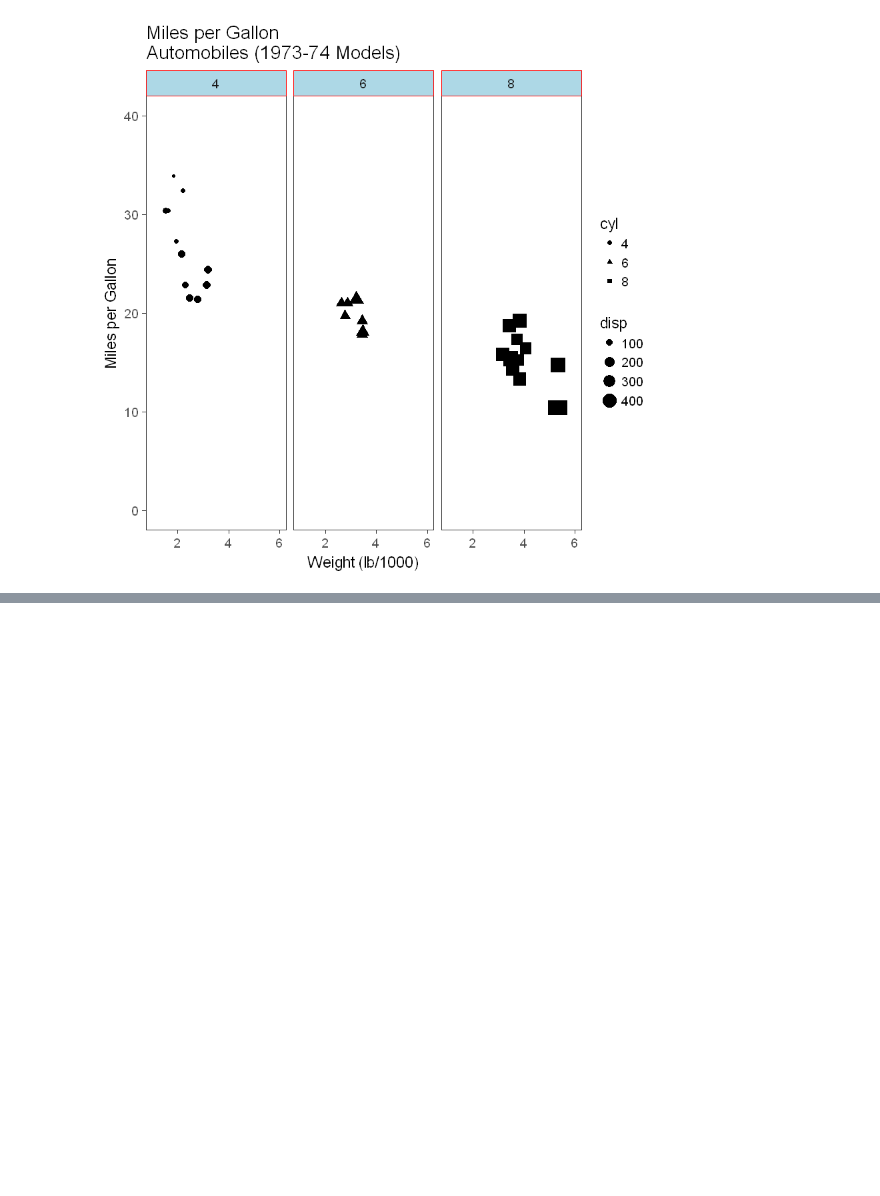
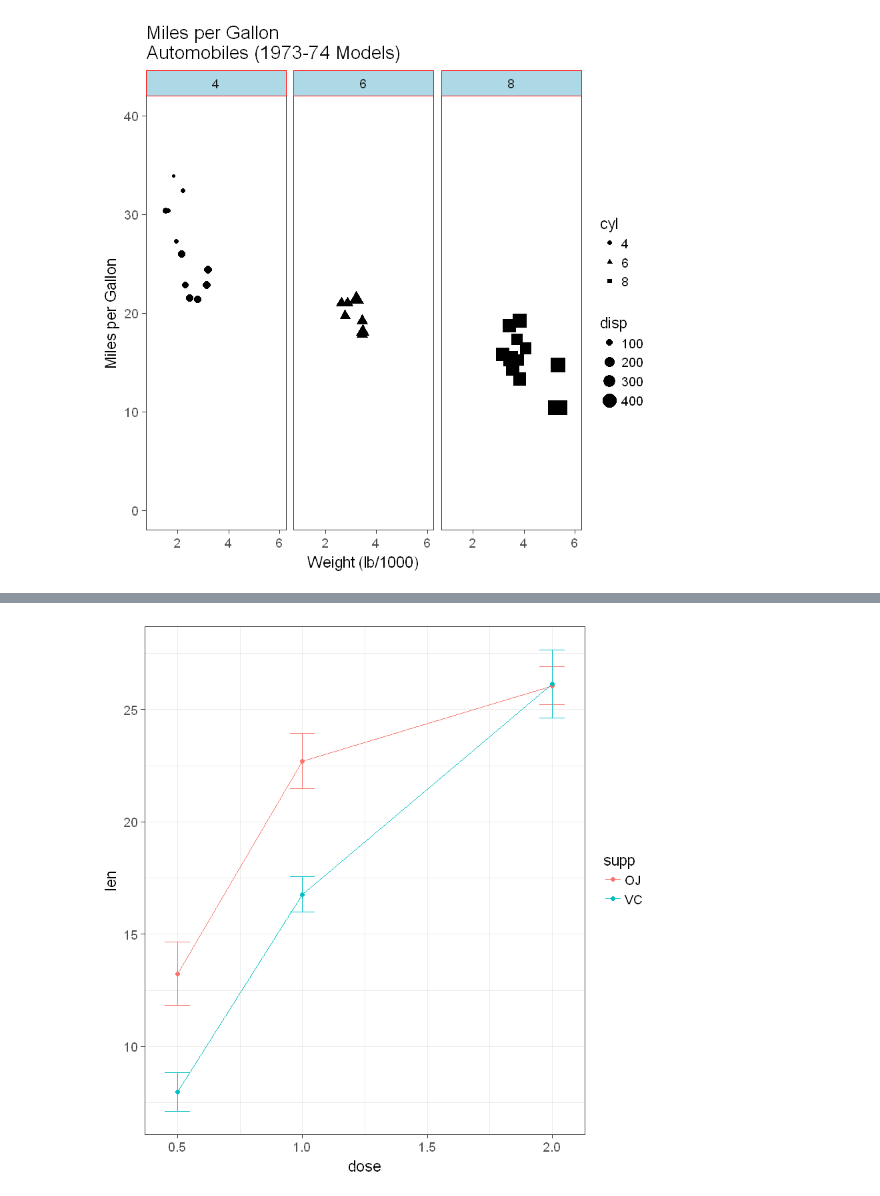
Before and after one commit to kabalaandrew/R, a Jupyter notebook: R - ggplot Package.ipynb, the cells around one changed output, grey strips where cells are left out. Saved outputs shown, nothing was run; the diff lists cells and outputs as text; code cells hidden in the pictures; blank space fills up the shorter version.

```diff
--- a/R - ggplot Package.ipynb
+++ b/R - ggplot Package.ipynb
@@ -212,0 +224,3 @@ carPlot + facet_grid( ~ cyl) + theme(strip.background = element_rect(color="red"
+# %%
+tg <- ToothGrowth
+head(tg)
@@ -212,0 +278,4 @@ carPlot + facet_grid( ~ cyl) + theme(strip.background = element_rect(color="red"
+# %%
+# summarySE provides the standard deviation, standard error of the mean, and a (default 95%) confidence interval
+tgc <- summarySE(tg, measurevar="len", groupvar=c("supp","dose"))
+print(tgc)
@@ -212,0 +290,5 @@ carPlot + facet_grid( ~ cyl) + theme(strip.background = element_rect(color="red"
+# %%
+# standard error of the mean
+ggplot(tgc, aes(x=dose, y=len, color=supp)) + geom_errorbar(aes(ymin=len-se, ymax=len+se), width=.1) + geom_line() + geom_point()
+# %% [output]
+[figure, added]
```
Also changed, not shown: parts of 7 cells of this notebook, 8 other files.
